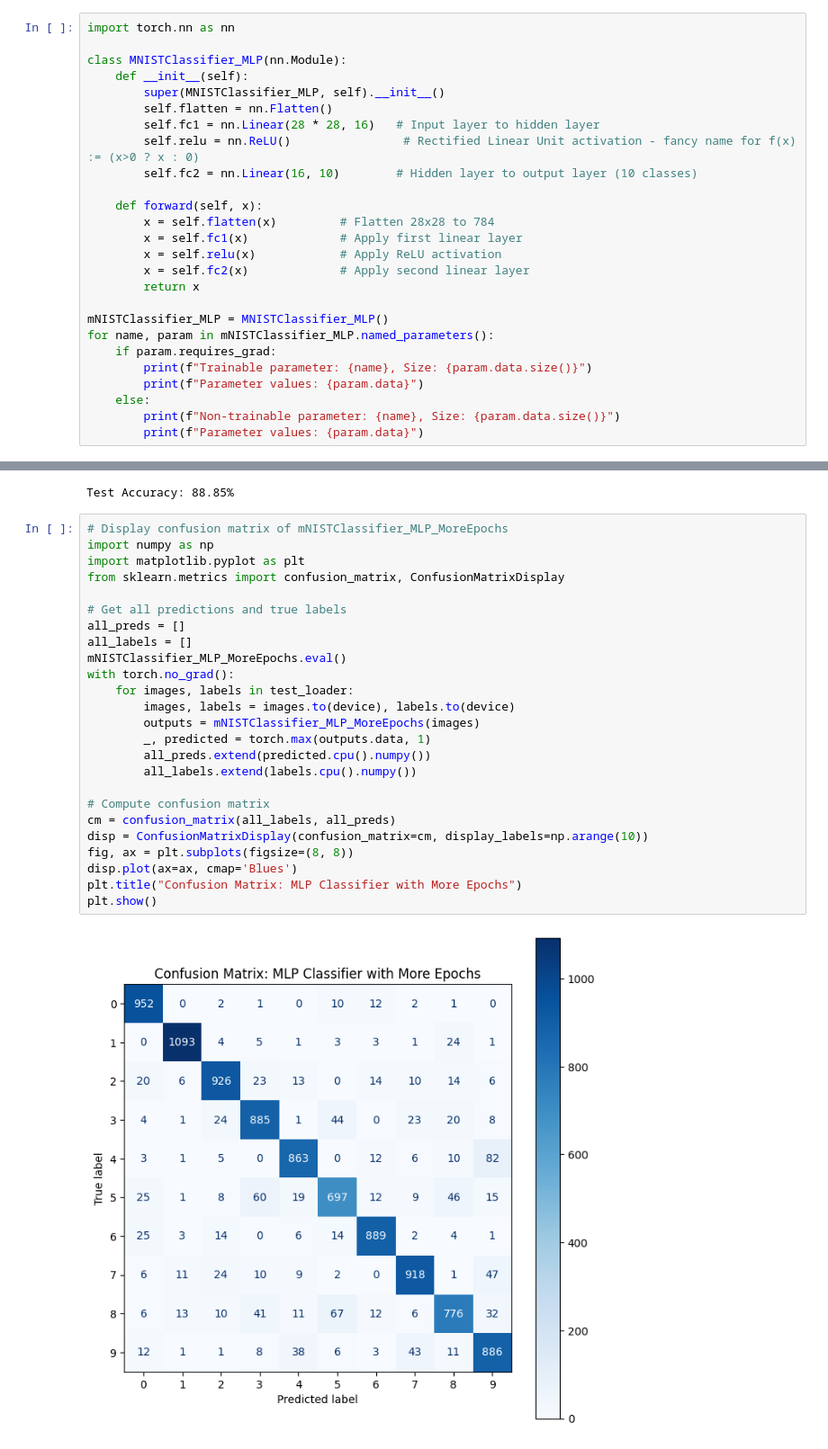
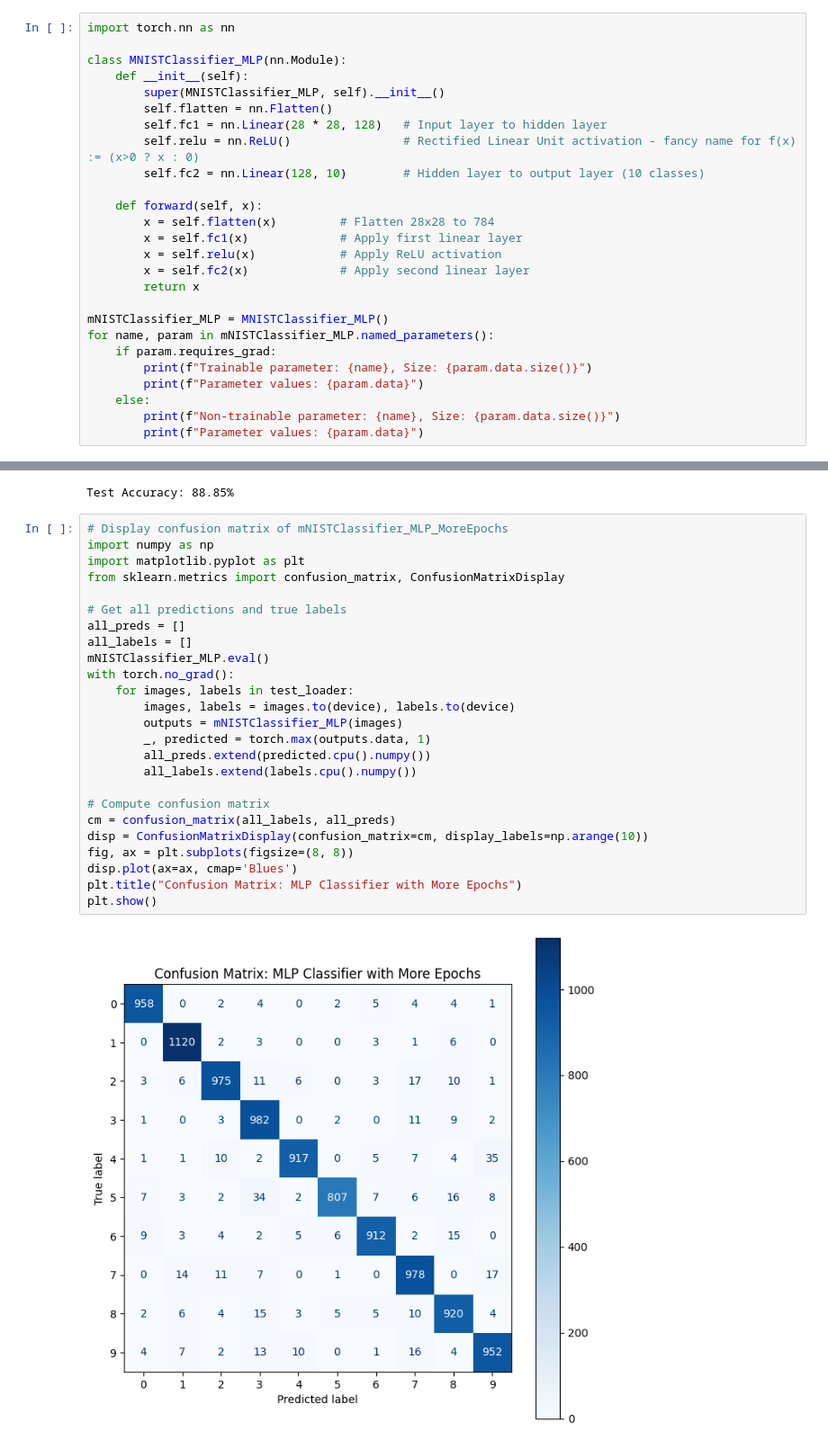
Before and after one commit to raulpenaguiao/50dayml_lmm_upskill, a Jupyter notebook: day01/day01_notebook.ipynb, the cells around one changed output, grey strips where cells are left out. Shown at 90% size. Saved outputs shown, nothing was run; the diff lists cells and outputs as text.

```diff
--- a/day01/day01_notebook.ipynb
+++ b/day01/day01_notebook.ipynb
@@ -105,9 +107,9 @@ class MNISTClassifier_MLP(nn.Module):
     def __init__(self):
         super(MNISTClassifier_MLP, self).__init__()
         self.flatten = nn.Flatten()
-        self.fc1 = nn.Linear(28 * 28, 16)   # Input layer to hidden layer
+        self.fc1 = nn.Linear(28 * 28, 128)   # Input layer to hidden layer
         self.relu = nn.ReLU()                # Rectified Linear Unit activation - fancy name for f(x) := (x>0 ? x : 0)
-        self.fc2 = nn.Linear(16, 10)        # Hidden layer to output layer (10 classes)
+        self.fc2 = nn.Linear(128, 10)        # Hidden layer to output layer (10 classes)
 
     def forward(self, x):
         x = self.flatten(x)         # Flatten 28x28 to 784
@@ -397,27 +399,27 @@ Test Accuracy: 88.85%
 # %%
 # Display confusion matrix of mNISTClassifier_MLP_MoreEpochs
 import numpy as np
 import matplotlib.pyplot as plt
 from sklearn.metrics import confusion_matrix, ConfusionMatrixDisplay
 
 # Get all predictions and true labels
 all_preds = []
 all_labels = []
-mNISTClassifier_MLP_MoreEpochs.eval()
+mNISTClassifier_MLP.eval()
 with torch.no_grad():
     for images, labels in test_loader:
         images, labels = images.to(device), labels.to(device)
-        outputs = mNISTClassifier_MLP_MoreEpochs(images)
+        outputs = mNISTClassifier_MLP(images)
         _, predicted = torch.max(outputs.data, 1)
         all_preds.extend(predicted.cpu().numpy())
         all_labels.extend(labels.cpu().numpy())
 
 # Compute confusion matrix
 cm = confusion_matrix(all_labels, all_preds)
 disp = ConfusionMatrixDisplay(confusion_matrix=cm, display_labels=np.arange(10))
 fig, ax = plt.subplots(figsize=(8, 8))
 disp.plot(ax=ax, cmap='Blues')
 plt.title("Confusion Matrix: MLP Classifier with More Epochs")
 plt.show()
 # %% [output]
-[figure, old version]
+[figure, new version]
```
Also changed, not shown: parts of 5 cells of this notebook.
